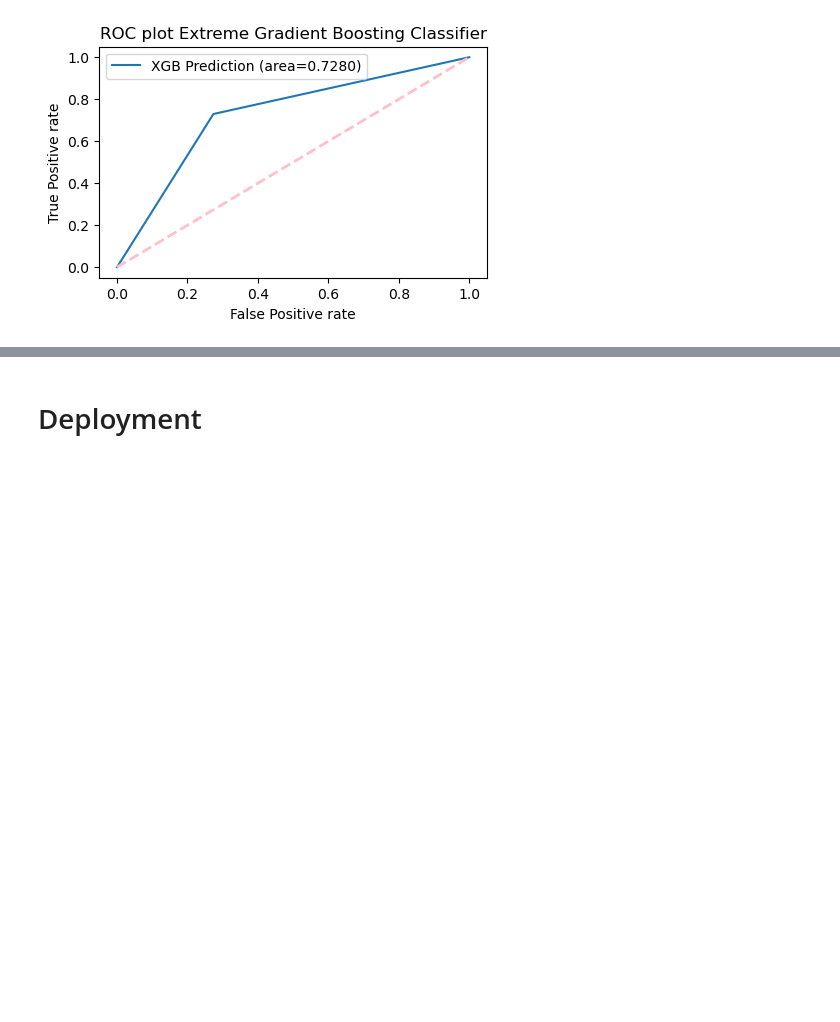
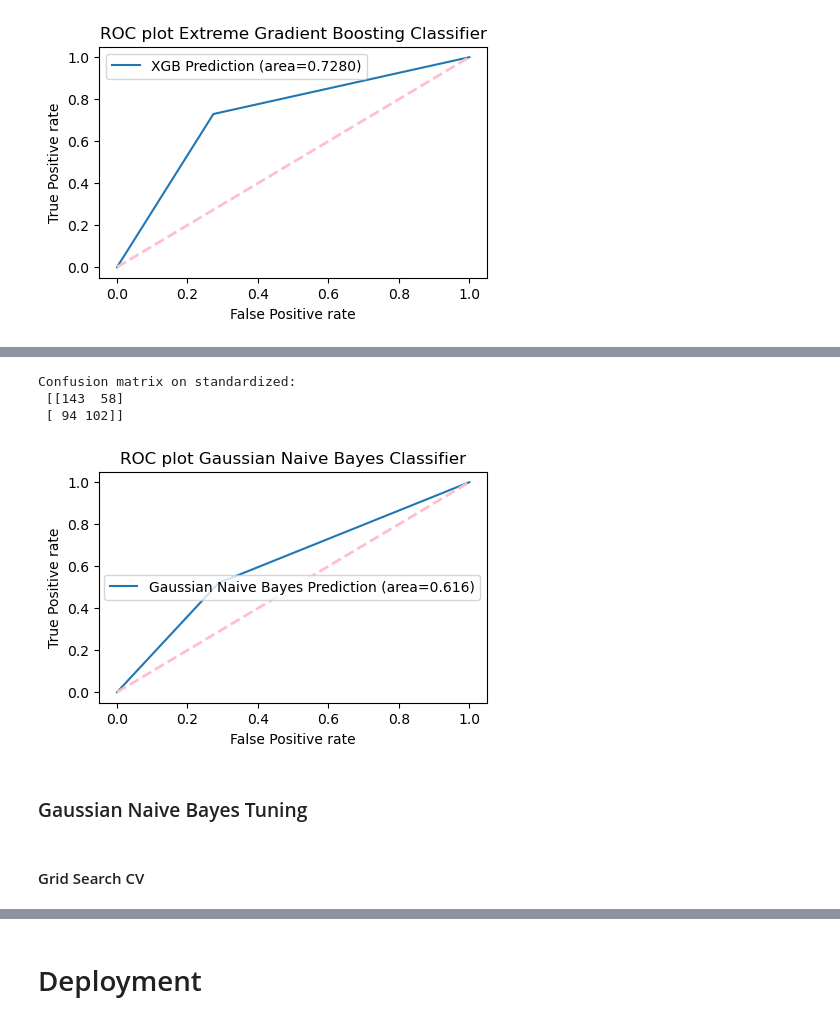
Before and after one commit to Bernardbyy/SpotifyMusicClassifier, a Jupyter notebook: SpotifyPreprocessing.ipynb, the cells around one changed output, grey strips where cells are left out. Drawn from its saved outputs; the diff is of its cells as text; code cells hidden in the pictures; blank space fills up the shorter version.

```diff
--- a/SpotifyPreprocessing.ipynb
+++ b/SpotifyPreprocessing.ipynb
@@ -1177,0 +869,2 @@ plt.show()
+# %%
+gnb = GaussianNB()
@@ -1177,0 +905,13 @@ plt.show()
+# %%
+# model fit on row clipped (Impute Outliers)
+#train set
+gnb.fit(train_clipped_x, train_clipped_y)
+gnb_y_pred_trainCLP = gnb.predict(train_clipped_x)
+print("train accuracy on df_rows_clipped data")
+train_accuracyCLP = accuracy_score(train_clipped_y, gnb_y_pred_trainCLP)
+print("train set: %.4f%%" % (train_accuracyCLP * 100.0))
+
+#test set
+gnb_y_pred_testCLP = gnb.predict(test_clipped_x)
+test_accuracyCLP = accuracy_score(test_clipped_y, gnb_y_pred_testCLP)
+print("test_set: %.4f%%" % (test_accuracyCLP * 100.0))
@@ -1177,0 +922,13 @@ plt.show()
+# %%
+# model fit on standardized data
+#train set
+gnb.fit(train_standardized_x, train_standardized_y)
+gnb_y_pred_trainSTD = gnb.predict(train_standardized_x)
+print("train accuracy on df_standardized data")
+train_accuracySTD = accuracy_score(train_standardized_y, gnb_y_pred_trainSTD)
+print("train set: %.4f%%" % (train_accuracySTD * 100.0))
+
+#test set
+gnb_y_pred_testSTD = gnb.predict(test_standardized_x)
+test_accuracySTD = accuracy_score(test_standardized_y, gnb_y_pred_testSTD)
+print("test set: %.4f%%" % (test_accuracySTD * 100.0))
@@ -1177,0 +952,29 @@ plt.show()
+# %%
+gnb_cm = confusion_matrix(test_standardized_y, gnb_y_pred_testSTD)
+print('Confusion matrix on standardized: \n',gnb_cm)
+# %% [output]
+Confusion matrix on standardized:
+ [[143  58]
+ [ 94 102]]
+# %%
+gnb_fpr,gnb_tpr,_=roc_curve(test_standardized_y, gnb_y_pred_testSTD)
+gnb_auc=roc_auc_score(test_standardized_y, gnb_y_pred_testSTD)
+
+# Plot Curve
+plt.figure(figsize=(5,3))
+plt.plot(gnb_fpr,gnb_tpr,label='Gaussian Naive Bayes Prediction (area={:.3f})'.format(gnb_auc))
+
+lw = 2
+plt.plot([0,1], [0,1], color='pink', lw=lw, linestyle='--')
+
+plt.title('ROC plot Gaussian Naive Bayes Classifier')
+plt.xlabel('False Positive rate')
+plt.ylabel('True Positive rate')
+plt.legend(loc='best')
+plt.show()
+# %% [output]
+[figure, added]
+# %% [markdown]
+### Gaussian Naive Bayes Tuning
+# %% [markdown]
+#### Grid Search CV
```
Also changed, not shown: parts of 114 cells of this notebook, 10 other files.
